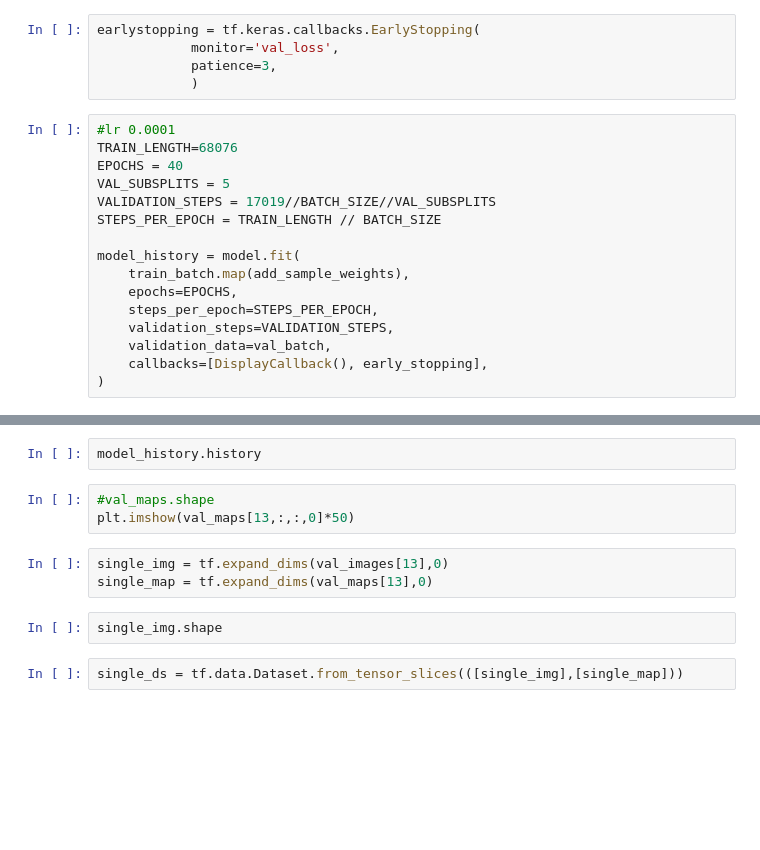
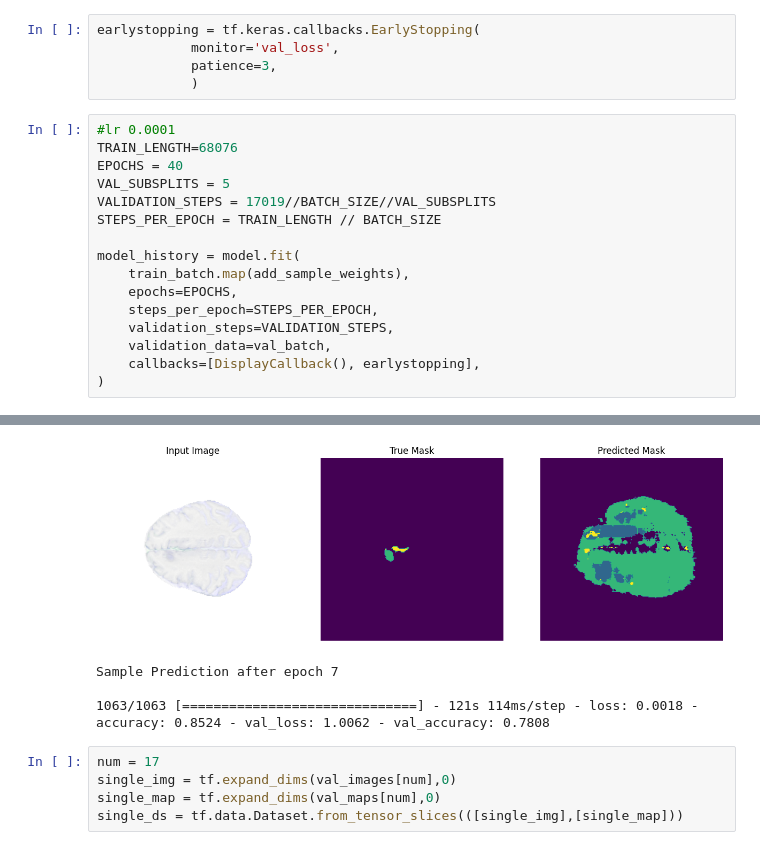
Before and after one commit to Krissi123/Braintumor-Segmentation, a Jupyter notebook: test_upbranch_weighted-lr-0.0001-load_down_model.ipynb, the cells around one changed output, grey strips where cells are left out. Drawn from its saved outputs; the diff is of its cells as text; blank space fills up the shorter version.

```diff
--- a/test_upbranch_weighted-lr-0.0001-load_down_model.ipynb
+++ b/test_upbranch_weighted-lr-0.0001-load_down_model.ipynb
@@ -364,5 +524,6 @@ model_history = model.fit(
     steps_per_epoch=STEPS_PER_EPOCH,
     validation_steps=VALIDATION_STEPS,
     validation_data=val_batch,
-    callbacks=[DisplayCallback(), early_stopping],
+    callbacks=[DisplayCallback(), earlystopping],
 )
+# %% [output]
@@ -369,12 +531,9 @@ model_history = model.fit(
+[figure, added]
+Sample Prediction after epoch 7
+
+1063/1063 [==============================] - 121s 114ms/step - loss: 0.0018 - accuracy: 0.8524 - val_loss: 1.0062 - val_accuracy: 0.7808
-# %%
-model_history.history
-# %%
-#val_maps.shape
-plt.imshow(val_maps[13,:,:,0]*50)
 # %%
-single_img = tf.expand_dims(val_images[13],0)
-single_map = tf.expand_dims(val_maps[13],0)
+num = 17
+single_img = tf.expand_dims(val_images[num],0)
+single_map = tf.expand_dims(val_maps[num],0)
+single_ds = tf.data.Dataset.from_tensor_slices(([single_img],[single_map]))
-# %%
-single_img.shape
-# %%
-single_ds = tf.data.Dataset.from_tensor_slices(([single_img],[single_map]))
```
Also changed, not shown: parts of 31 cells of this notebook, 1 other file.
